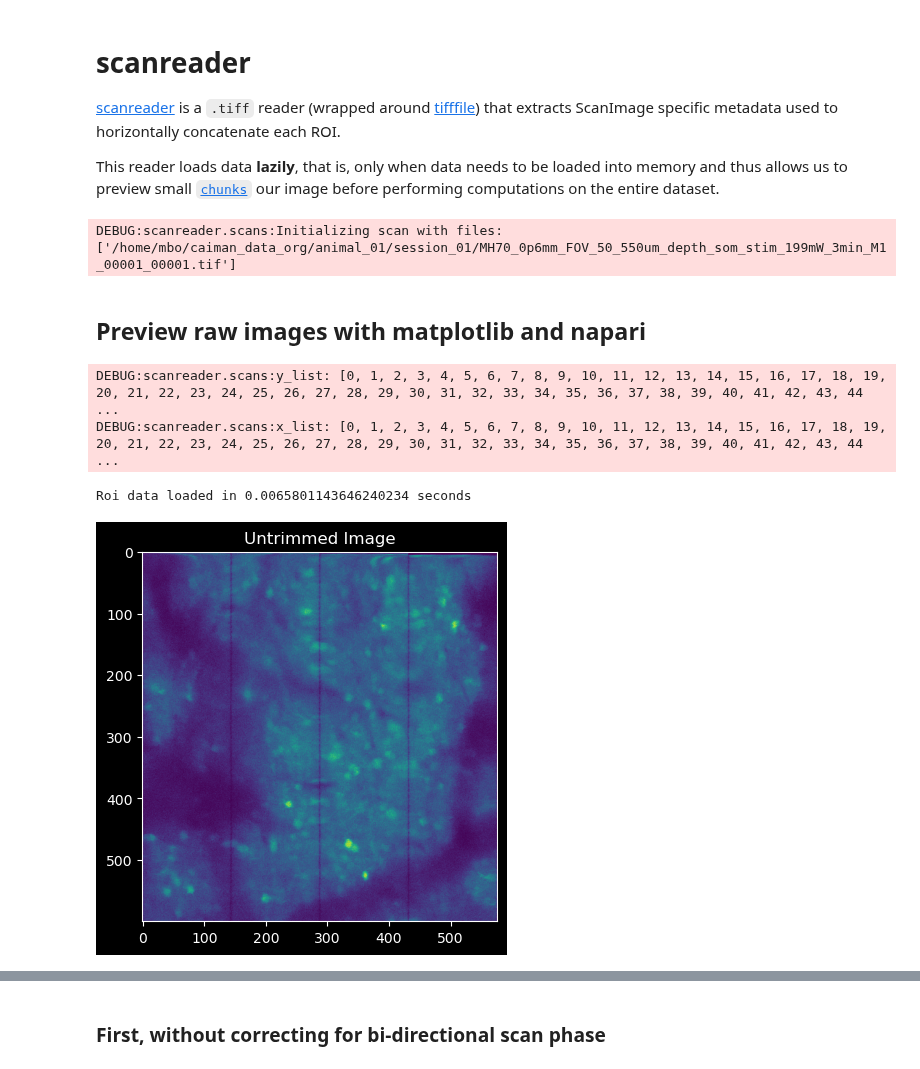
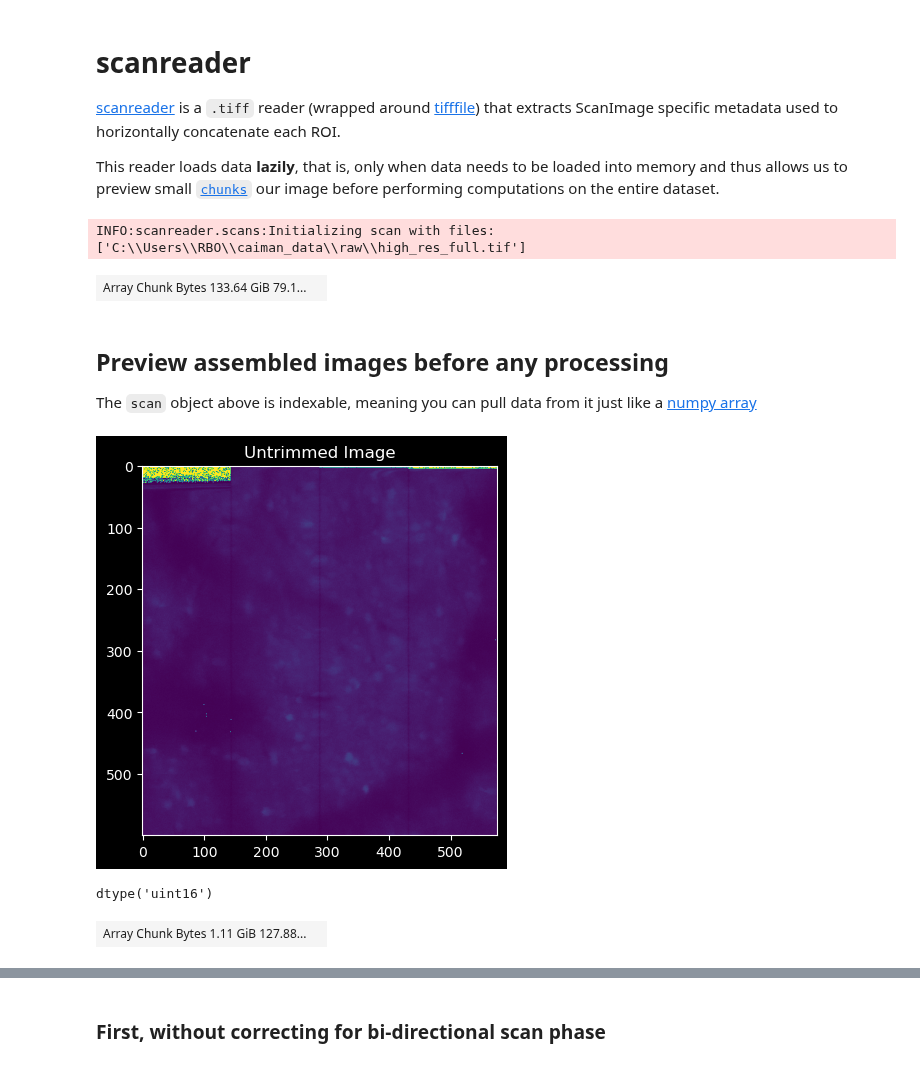
Before and after one commit to MillerBrainObservatory/LBM-CaImAn-Python, a Jupyter notebook: demos/notebooks/assembly.ipynb, the cells around one changed output, grey strips where cells are left out. Drawn from its saved outputs; the diff is of its cells as text; code cells hidden in the pictures.

```diff
--- a/demos/notebooks/assembly.ipynb
+++ b/demos/notebooks/assembly.ipynb
@@ -73,6 +69,7 @@ Home Path (from pathlib)      : /home/mbo
 # %% [markdown]
 ## Path to your raw .tiff file(s)
 # %%
-parent_dir = Path().home() / 'caiman_data' / 'animal_01' / 'session_01'
+parent_dir = Path().home() / 'caiman_data' / 'raw'
 raw_tiff_files = [x for x in parent_dir.glob("*.tif*")]
+raw_tiff_files
 # %% [output]
@@ -95,20 +93,31 @@ len(raw_tiff_files)
 [scanreader](https://millerbrainobservatory.github.io/LBM-CaImAn-Python/scanreader.html) is a `.tiff` reader (wrapped around [tifffile](https://pypi.org/project/tifffile/)) that extracts ScanImage specific metadata used to horizontally concatenate each ROI.
 
 This reader loads data **lazily**, that is, only when data needs to be loaded into memory and thus allows us to preview small [`chunks`](https://blog.dask.org/2021/11/02/choosing-dask-chunk-sizes#what-are-dask-array-chunks) our image before performing computations on the entire dataset.
-# %%
-scan = lcp.read_scan(raw_tiff_files)
-# %% [output]
-DEBUG:scanreader.scans:Initializing scan with files: ['/home/mbo/caiman_data_org/animal_01/session_01/MH70_0p6mm_FOV_50_550um_depth_som_stim_199mW_3min_M1_00001_00001.tif']
-# %% [markdown]
-## Preview raw images with matplotlib and napari
+# %%
+scan = sr.read_scan(raw_tiff_files)
+# scan.data holds a dask representation of the ** assembled ** data
+scan.data
+# %% [output]
+INFO:scanreader.scans:Initializing scan with files: ['C:\\Users\\RBO\\caiman_data\\raw\\high_res_full.tif']
+| Array Chunk Bytes 133.64 GiB 79.1... |  |
+# %% [markdown]
+## Preview assembled images before any processing
+
+The `scan` object above is indexable, meaning you can pull data from it just like a [numpy array](https://numpy.org/doc/stable/user/basics.indexing.html)
 # %%
+%matplotlib inline
 # full image, no scan phase correction, no ROI trimming
-
-plt.imshow(scan[2,0,:,:].squeeze())
+plt.imshow(scan[0,0,:,:].squeeze())
 plt.title('Untrimmed Image')
 plt.show()
 # %% [output]
-DEBUG:scanreader.scans:y_list: [0, 1, 2, 3, 4, 5, 6, 7, 8, 9, 10, 11, 12, 13, 14, 15, 16, 17, 18, 19, 20, 21, 22, 23, 24, 25, 26, 27, 28, 29, 30, 31, 32, 33, 34, 35, 36, 37, 38, 39, 40, 41, 42, 43, 44 ...
-DEBUG:scanreader.scans:x_list: [0, 1, 2, 3, 4, 5, 6, 7, 8, 9, 10, 11, 12, 13, 14, 15, 16, 17, 18, 19, 20, 21, 22, 23, 24, 25, 26, 27, 28, 29, 30, 31, 32, 33, 34, 35, 36, 37, 38, 39, 40, 41, 42, 43, 44 ...
-Roi data loaded in 0.0065801143646240234 seconds
-[figure, old version]
+[figure, new version]
+# %%
+data = scan[:, 0, :, :].squeeze()
+data.dtype
+# %% [output]
+dtype('uint16')
+# %%
+data
+# %% [output]
+| Array Chunk Bytes 1.11 GiB 127.88... |  |
```
Also changed, not shown: parts of 25 cells of this notebook.
